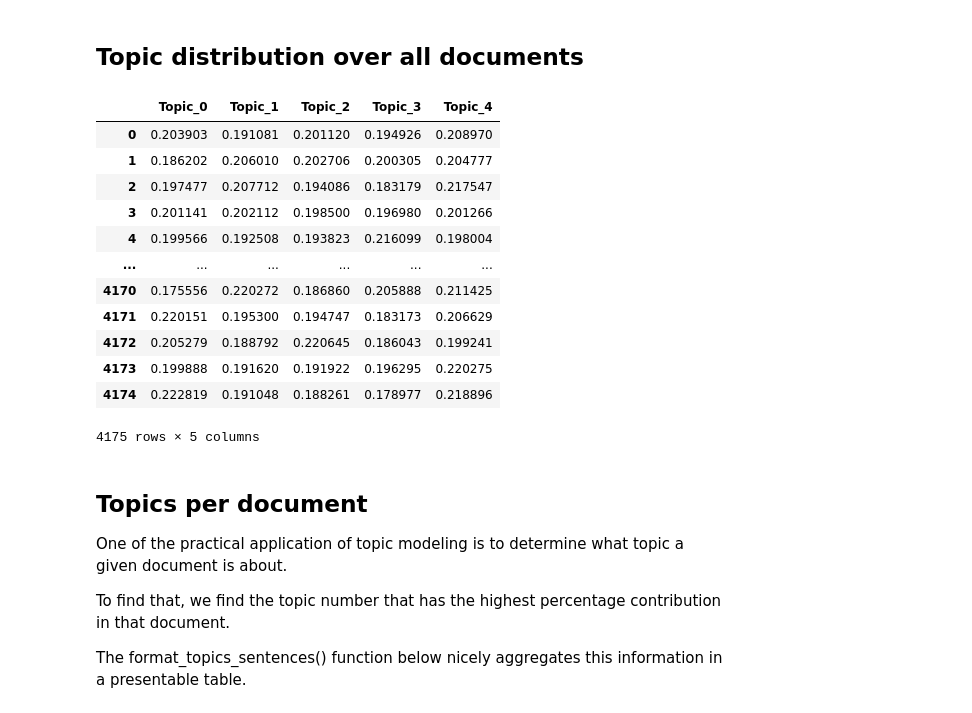
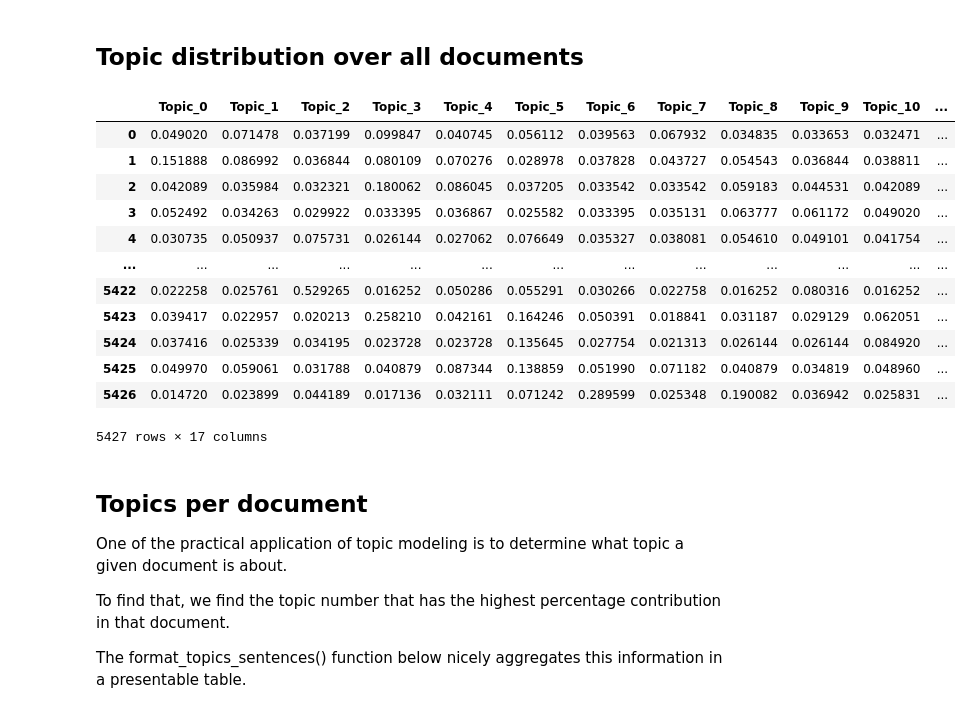
Before and after one commit to richard-johansson/topic_modeling, a Jupyter notebook: topicModeller2.0.ipynb, the cells around one changed output. Saved outputs shown, nothing was run; the diff lists cells and outputs as text; code cells hidden in the pictures.

```diff
--- a/topicModeller2.0.ipynb
+++ b/topicModeller2.0.ipynb
@@ -85,7 +86,8 @@ for i in range (2000,2021):
     authors = readFile('authors', 'usenix' + str(i) + 'Authors.txt')
     for auth in authors:
         author.append(auth)
-for i in range (2001,2021):
+
+for i in range (2000,2021):
     conference = readFile('abstracts', 'css' + str(i) + 'Abstracts.txt')
     for abstract in conference:
         corpus.append(abstract)
@@ -94,6 +96,7 @@ for i in range (2001,2021):
     authors = readFile('authors', 'css' + str(i) + 'Authors.txt')
     for auth in authors:
         author.append(auth)
+
 for i in range (2000,2021):
     conference = readFile('abstracts', 'ieee' + str(i) + 'Abstracts.txt')
     for abstract in conference:
@@ -103,6 +106,7 @@ for i in range (2000,2021):
     authors = readFile('authors', 'ieee' + str(i) + 'Authors.txt')
     for auth in authors:
         author.append(auth)
+
 for i in range (2000,2021):
     conference = readFile('abstracts', 'ndss' + str(i) + 'Abstracts.txt')
     for abstract in conference:
@@ -117,10 +121,6 @@ for i in range (2000,2021):
 df_year_conf = pd.DataFrame(np.column_stack((yearList, conferenceList)), columns=['Year', 'Conf'])
 df_authors = pd.DataFrame(author, columns=['Authors'])
 
-#df_year_conf
-
-#print(author)
-#print(corpus)
-print(len(corpus))
-print(len(author))
+print('Number of abstracts:',len(corpus))
+print('Number of authors:',len(author))
 # %% [output]
@@ -524,7 +549,7 @@ Reads the LDA mallet model from the folder /mallet-2.0.8
 # %%
 ldamallet = gensim.models.wrappers.LdaMallet(mallet_path,
                                              corpus=M1,
-                                             num_topics=5,
+                                             num_topics=17,
                                              id2word=dictionary)
 # %%
 # Show Topics
@@ -756,47 +781,47 @@ df_topic_sents_keywords = format_topics_sentences(ldamodel=lda_mallet_model, cor
 def topic_distribution(ldamodel, corpus, texts):
     topicPercent = []
     topicNumbers = []
     numberOfTopics = 0
     topicNames = []
 
     # Get all topics in each document
     for i, row in enumerate(ldamodel[corpus]):
         # Counts number of topics
         if i==0:
             numberOfTopics = len(row)
         topicPercent = []
         for topicNr, topicDistribution in row:
             topicPercent.append(topicDistribution)
         topicNumbers.append(topicPercent)
 
     dataframe = pd.DataFrame(topicNumbers)
 
     # Create names for each topic
     for i in range (0, numberOfTopics):
         topicName = 'Topic_' + str(i)
         topicNames.append(topicName)
 
     # Set all column lables
     dataframe.columns = topicNames
 
     return(dataframe)
 
-topic_distribution_df = topic_distribution(ldamodel=lda_mallet_model, corpus=M1, texts=corpus_clean_bigram)
+topic_distribution_df = topic_distribution(ldamodel=ldamallet, corpus=M1, texts=corpus_clean_bigram)
 topic_distribution_df
 # %% [output]
-|  | Topic_0 | Topic_1 | Topic_2 | Topic_3 | Topic_4 |
-| 0 | 0.203903 | 0.191081 | 0.201120 | 0.194926 | 0.208970 |
-| 1 | 0.186202 | 0.206010 | 0.202706 | 0.200305 | 0.204777 |
-| 2 | 0.197477 | 0.207712 | 0.194086 | 0.183179 | 0.217547 |
-| 3 | 0.201141 | 0.202112 | 0.198500 | 0.196980 | 0.201266 |
-| 4 | 0.199566 | 0.192508 | 0.193823 | 0.216099 | 0.198004 |
-| ... | ... | ... | ... | ... | ... |
-| 4170 | 0.175556 | 0.220272 | 0.186860 | 0.205888 | 0.211425 |
-| 4171 | 0.220151 | 0.195300 | 0.194747 | 0.183173 | 0.206629 |
-| 4172 | 0.205279 | 0.188792 | 0.220645 | 0.186043 | 0.199241 |
-| 4173 | 0.199888 | 0.191620 | 0.191922 | 0.196295 | 0.220275 |
-| 4174 | 0.222819 | 0.191048 | 0.188261 | 0.178977 | 0.218896 |
+|  | Topic_0 | Topic_1 | Topic_2 | Topic_3 | Topic_4 | Topic_5 | Topic_6 | Topic_7 | Topic_8 | Topic_9 | Topic_10 | ... |
+| 0 | 0.049020 | 0.071478 | 0.037199 | 0.099847 | 0.040745 | 0.056112 | 0.039563 | 0.067932 | 0.034835 | 0.033653 | 0.032471 | ... |
+| 1 | 0.151888 | 0.086992 | 0.036844 | 0.080109 | 0.070276 | 0.028978 | 0.037828 | 0.043727 | 0.054543 | 0.036844 | 0.038811 | ... |
+| 2 | 0.042089 | 0.035984 | 0.032321 | 0.180062 | 0.086045 | 0.037205 | 0.033542 | 0.033542 | 0.059183 | 0.044531 | 0.042089 | ... |
+| 3 | 0.052492 | 0.034263 | 0.029922 | 0.033395 | 0.036867 | 0.025582 | 0.033395 | 0.035131 | 0.063777 | 0.061172 | 0.049020 | ... |
+| 4 | 0.030735 | 0.050937 | 0.075731 | 0.026144 | 0.027062 | 0.076649 | 0.035327 | 0.038081 | 0.054610 | 0.049101 | 0.041754 | ... |
+| ... | ... | ... | ... | ... | ... | ... | ... | ... | ... | ... | ... | ... |
+| 5422 | 0.022258 | 0.025761 | 0.529265 | 0.016252 | 0.050286 | 0.055291 | 0.030266 | 0.022758 | 0.016252 | 0.080316 | 0.016252 | ... |
+| 5423 | 0.039417 | 0.022957 | 0.020213 | 0.258210 | 0.042161 | 0.164246 | 0.050391 | 0.018841 | 0.031187 | 0.029129 | 0.062051 | ... |
+| 5424 | 0.037416 | 0.025339 | 0.034195 | 0.023728 | 0.023728 | 0.135645 | 0.027754 | 0.021313 | 0.026144 | 0.026144 | 0.084920 | ... |
+| 5425 | 0.049970 | 0.059061 | 0.031788 | 0.040879 | 0.087344 | 0.138859 | 0.051990 | 0.071182 | 0.040879 | 0.034819 | 0.048960 | ... |
+| 5426 | 0.014720 | 0.023899 | 0.044189 | 0.017136 | 0.032111 | 0.071242 | 0.289599 | 0.025348 | 0.190082 | 0.036942 | 0.025831 | ... |
-4175 rows × 5 columns
+5427 rows × 17 columns
 # %% [markdown]
 ## Topics per document
 One of the practical application of topic modeling is to determine what topic a given document is about.
```
Also changed, not shown: parts of 25 cells of this notebook, 6 other files.
